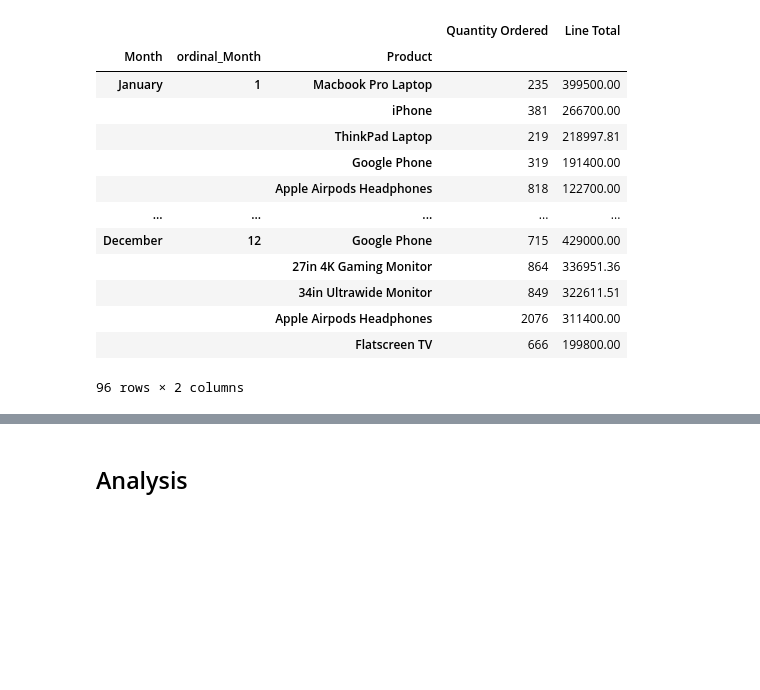
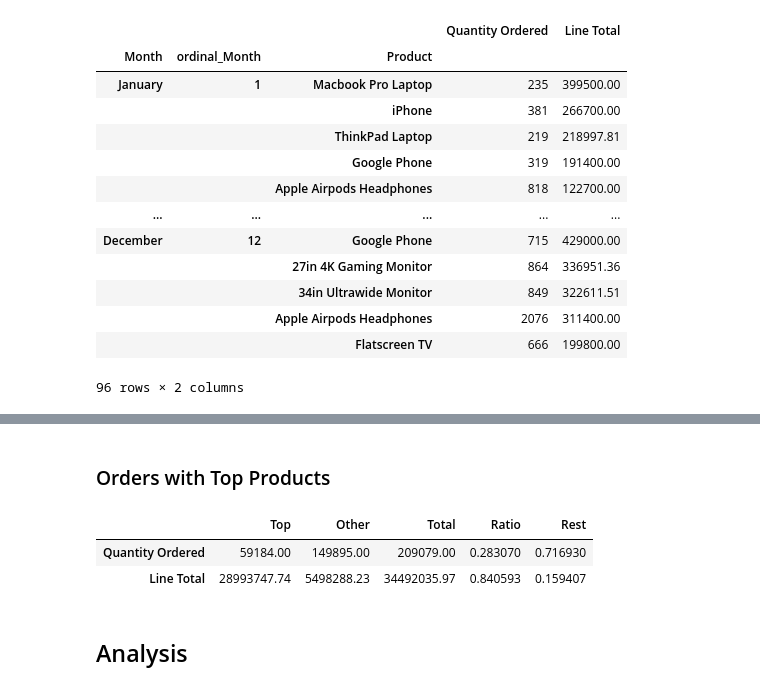
Before and after one commit to julrichkieffer/portfolio-data-science, a Jupyter notebook: 01 2019-sales/analysis.ipynb, the cells around one changed output, grey strips where cells are left out. Cells and saved outputs as stored; diff of their text form; code cells hidden in the pictures; blank space fills up the shorter version.

```diff
--- a/01 2019-sales/analysis.ipynb
+++ b/01 2019-sales/analysis.ipynb
@@ -527,3 +546,27 @@ top_products_total_spend_and_volume_by_month
+# %% [markdown]
+### Orders with Top Products
+# %%
+lines_with_top_products = df[df['Product'].isin( list(top_products.index) )]
+
+df['Top Product Order'] = df['Order ID'] \
+    .isin( list(lines_with_top_products['Order ID'].unique()) )
+
+orders_with_top_products = df.groupby('Top Product Order') \
+    .agg({'Quantity Ordered': 'sum', 'Line Total': 'sum'}) \
+    .sort_values(by='Line Total', ascending=False)
+
+orders_with_top_products.set_index([pd.Index(['Top','Other'])], inplace=True)
+orders_with_top_products = orders_with_top_products.T
+
+orders_with_top_products['Total'] = orders_with_top_products['Top'] + orders_with_top_products['Other']
+orders_with_top_products['Ratio'] = orders_with_top_products['Top'] / orders_with_top_products['Total']
+orders_with_top_products['Rest'] = 1 - orders_with_top_products['Ratio']
+
+orders_with_top_products
+# %% [output]
+|  | Top | Other | Total | Ratio | Rest |
+| Quantity Ordered | 59184.00 | 149895.00 | 209079.00 | 0.283070 | 0.716930 |
+| Line Total | 28993747.74 | 5498288.23 | 34492035.97 | 0.840593 | 0.159407 |
 # %% [markdown]
 ## Analysis
 # %% [markdown]
```
Also changed, not shown: parts of 3 cells of this notebook.
